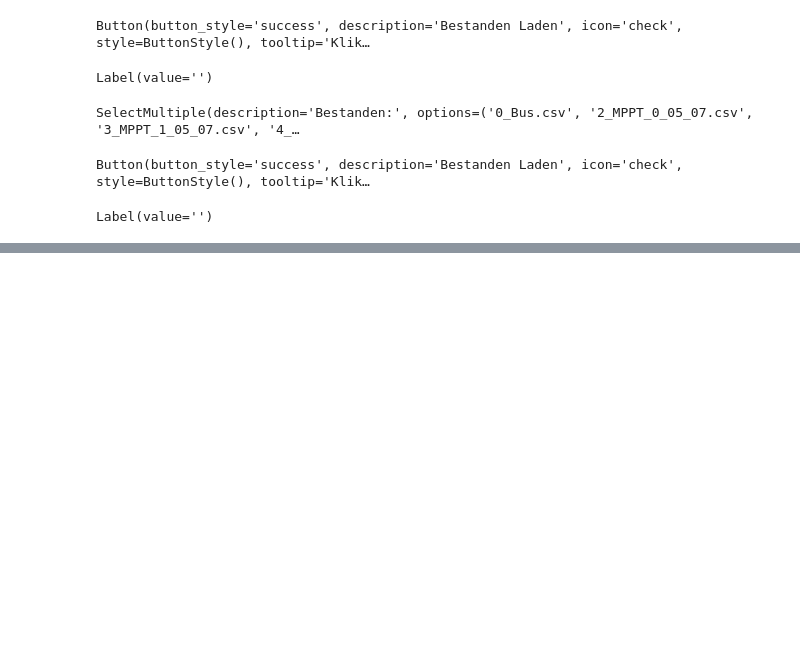
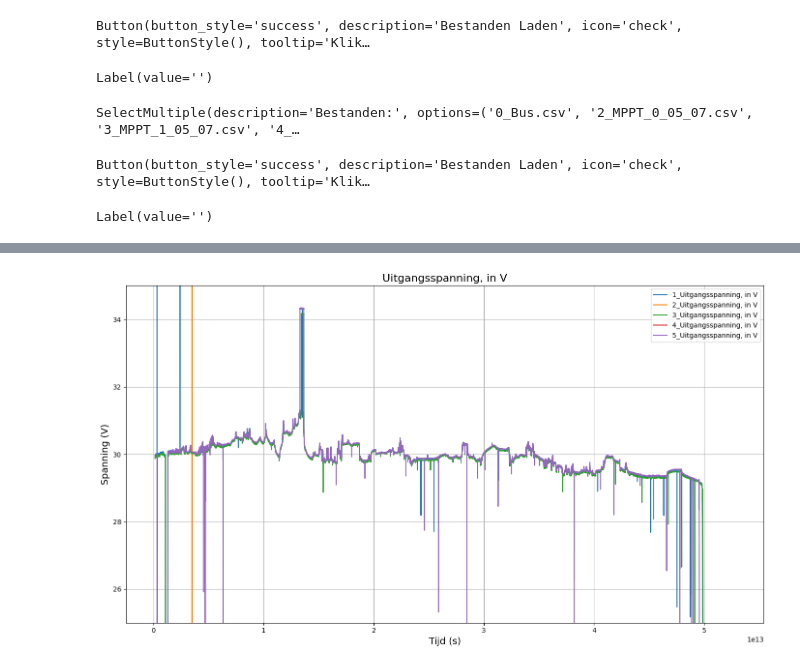
Before and after one commit to Qrax/Clean_Mobility, a Jupyter notebook: main.ipynb, the cells around one changed output, grey strips where cells are left out. Cells and saved outputs as stored; diff of their text form; code cells hidden in the pictures; blank space fills up the shorter version.

```diff
--- a/main.ipynb
+++ b/main.ipynb
@@ -130,0 +148,16 @@ else:
+# %%
+#plot 1_Uitgangsspanning, in V tm 5_Uitgangsspanning, in V
+plt.figure(figsize=(14, 8))
+for i in range(1,6):
+    plt.plot(pd.to_numeric(merged_df1[f'{i}_Uitgangsspanning, in V'], errors='coerce'), label=f'{i}_Uitgangsspanning, in V')
+plt.title('Uitgangsspanning, in V', fontsize=16)
+plt.xlabel('Tijd (s)', fontsize=14)
+plt.ylabel('Spanning (V)', fontsize=14)
+plt.grid(True)
+plt.ylim(25,35)
+plt.xlim()
+plt.legend(loc='upper right', fontsize=10)
+plt.tight_layout()
+plt.show()
+# %% [output]
+[figure, added]
```
Also changed, not shown: parts of 7 cells of this notebook.
